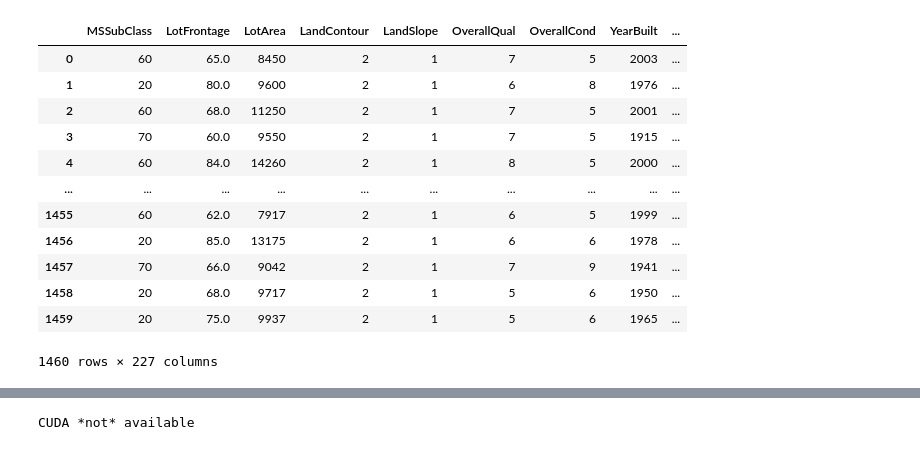
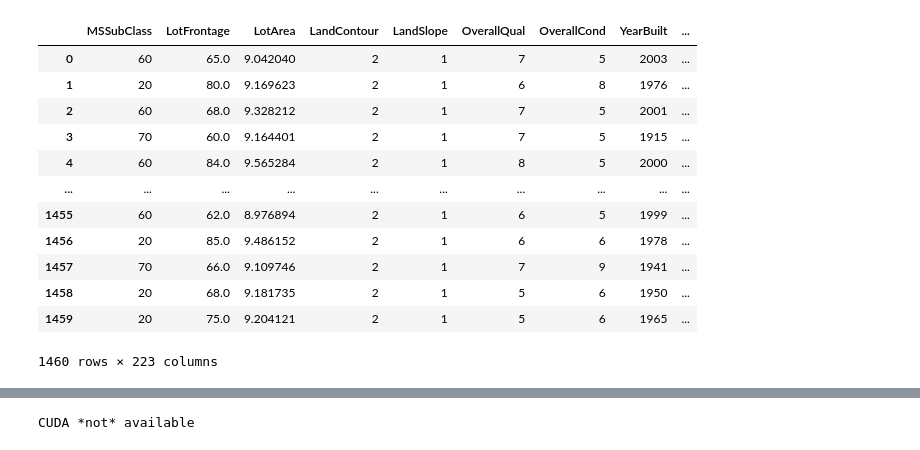
Before and after one commit to dana-fatemeh/Final-ML-Project, a Jupyter notebook: final-prj.ipynb, the cells around one changed output, grey strips where cells are left out. Cells and saved outputs as stored; diff of their text form; code cells hidden in the pictures.

```diff
--- a/final-prj.ipynb
+++ b/final-prj.ipynb
@@ -28,21 +38,6 @@ data = data.drop(columns=['Alley'])
 
 data['LotFrontage'] = data['LotFrontage'].fillna(0)
 data['MasVnrArea'] = data['MasVnrArea'].fillna(0)
-
-# MasVnrType: Masonry veneer type
-# BsmtQual: Evaluates the height of the basement
-# BsmtCond: Evaluates the general condition of the basement
-# BsmtExposure: Refers to walkout or garden level walls
-# BsmtFinType1: Rating of basement finished area
-# BsmtFinType2: Rating of basement finished area (if multiple types)
-# FireplaceQu: Fireplace quality
-# GarageType: Garage location
-# GarageFinish: Interior finish of the garage
-# GarageQual: Garage quality
-# GarageCond: Garage condition
-# PoolQC: Pool quality
-# Fence: Fence quality
-# MiscFeature: Miscellaneous feature not covered in other categories
 
 none_cols = ['MasVnrType','BsmtQual','BsmtCond','BsmtExposure','BsmtFinType1','BsmtFinType2',
              'FireplaceQu','GarageType','GarageFinish','GarageQual','GarageCond','PoolQC','Fence','MiscFeature']
@@ -54,7 +49,7 @@ data['GarageYrBlt'] = data['GarageYrBlt'].fillna(0)
 data['GarageYrBlt'] = data['GarageYrBlt'].fillna(0)
 data['Electrical'] = data['Electrical'].fillna(0)
 
-qual_rate = {'Ex':5, 'Gd':4, 'TA':3, 'Fa':2, 'Po':1, 'None':0} # Maybe change None to -1
+qual_rate = {'Ex':5, 'Gd':4, 'TA':3, 'Fa':2, 'Po':1, 'None':-1} # Maybe change None to -1
 ord_cols = ['ExterQual','ExterCond','BsmtQual','BsmtCond','HeatingQC','KitchenQual','FireplaceQu','GarageQual','GarageCond','PoolQC']
 for col in ord_cols:
     data[col+'_ord'] = data[col].map(qual_rate)
@@ -63,48 +58,75 @@ for col in ord_cols:
 data['LandContour'] = data['LandContour'].map({'Lvl':2, 'Bnk':3, 'HLS':4, 'Low':1}) # Maybe Change
 data['LandSlope'] = data['LandSlope'].map({'Gtl':1, 'Mod':2, 'Sev':5})
 data['BsmtExposure'] = data['BsmtExposure'].map({'Gd':10, 'Av':6, 'Mn':3, 'No':1, 'None':0})
 data['BsmtFinType1'] = data['BsmtFinType1'].map({'GLQ':10, 'ALQ':7, 'BLQ':3, 'Rec':5, 'LwQ':2, 'Unf':1, 'None':0})
 data['BsmtFinType2'] = data['BsmtFinType2'].map({'GLQ':10, 'ALQ':7, 'BLQ':3, 'Rec':5, 'LwQ':2, 'Unf':1, 'None':0})
 data['CentralAir'] = data['CentralAir'].map({'Y':1, 'N':0})
 data['Electrical'] = data['Electrical'].map({'SBrkr':10, 'FuseA':7, 'FuseF':3, 'FuseP':1, 'Mix':5})
 data['Functional'] = data['Functional'].map({'Typ':10, 'Min1':9, 'Min2':8, 'Mod':5, 'Maj1':3, 'Maj2':2, 'Sev':1, 'Sal':0})
 data['GarageFinish'] = data['GarageFinish'].map({'Fin':5, 'RFn':2, 'Unf':1, 'None':0})
 data['Fence'] = data['Fence'].map({'GdPrv':5, 'MnPrv':3, 'GdWo':2, 'MnWw':1, 'None':0})
 
 data = data.drop(columns=['Utilities']) # Maybe Ordinal
 
 
 categorical_cols = ['MSZoning','Street','LotShape','LotConfig','Neighborhood',
                 'Condition1','Condition2','BldgType','HouseStyle','RoofStyle','RoofMatl','Exterior1st','Exterior2nd','MasVnrType',
-                'Foundation','Heating','CentralAir','GarageType','PavedDrive','MiscFeature',
+                'Foundation','Heating','GarageType','PavedDrive','MiscFeature',
                 'SaleType','SaleCondition']
 
-data = pd.get_dummies(data, columns=[col for col in categorical_cols], dtype=int)
+data = pd.get_dummies(data, columns=[col for col in categorical_cols], dtype=int, drop_first=True)
 
-
+# More feature engineering
 data['TotalBathrooms'] = data['FullBath'] + 0.5*data['HalfBath'] + data['BsmtFullBath'] + 0.5*data['BsmtHalfBath']
 data['Age'] = 2009 - data['YearBuilt']
 data['RemodAge'] = 2009 - data['YearRemodAdd']
 data['IsRemodeled'] = (data['YearBuilt'] != data['YearRemodAdd']).astype(int)
 data['GoodTotalSF'] = data['TotalBsmtSF'] + data['1stFlrSF'] + data['WoodDeckSF'] + data['OpenPorchSF'] + data['2ndFlrSF'] - data['LowQualFinSF']
 data['TotalSF'] = data['TotalBsmtSF'] + data['1stFlrSF'] + data['2ndFlrSF'] + data['WoodDeckSF'] + data['OpenPorchSF']
+data['TotalPorchSF'] = data['OpenPorchSF'] + data['EnclosedPorch'] + data['3SsnPorch'] + data['ScreenPorch']
+data['TotalRooms'] = data['TotRmsAbvGrd'] + data['BsmtFullBath'] + data['BsmtHalfBath']
+data['HouseAgeAtSale'] = data['YrSold'] - data['YearBuilt']
+data['IsNew'] = (data['YrSold'] == data['YearBuilt']).astype(int)
+data['TotalArea'] = data['GrLivArea'] + data['TotalBsmtSF'] + data['GarageArea'] + data['WoodDeckSF'] + data['OpenPorchSF']
 
+# quality x size are some of the strongest predictors of SalePrice
+data['Qual_x_SF'] = data['OverallQual'] * data['GrLivArea']
+data['Qual_x_Age'] = data['OverallQual'] * data['Age']
+data['Cond_x_SF'] = data['OverallCond'] * data['GrLivArea']
+data['OverallScore'] = data['OverallQual'] + data['OverallCond']
+data['Qual_x_TotalSF'] = data['OverallQual'] * data['TotalSF']
+
+# Ratio features
+data['SF_per_Room'] = data['GrLivArea'] / (data['TotRmsAbvGrd'] + 1)
+data['Garage_per_Car'] = data['GarageArea'] / (data['GarageCars'] + 1)
+data['Bsmt_Ratio'] = data['TotalBsmtSF'] / (data['TotalSF'] + 1)
+
+# Has premium amenities?
+data['HasPool'] = (data['PoolArea'] > 0).astype(int)
+data['HasFireplace'] = (data['Fireplaces'] > 0).astype(int)
+data['HasGarage'] = (data['GarageArea'] > 0).astype(int)
+data['Has2ndFloor'] = (data['2ndFlrSF'] > 0).astype(int)
+data['HasMasVnr'] = (data['MasVnrArea'] > 0).astype(int)
+
+# Log-transform heavily skewed area features to reduce outlier impact
+for col in ['LotArea', 'GrLivArea', 'TotalBsmtSF', '1stFlrSF', 'GoodTotalSF', 'TotalSF', 'TotalArea']:
+    data[col] = np.log1p(data[col])
 
 data
 # %% [output]
 |  | MSSubClass | LotFrontage | LotArea | LandContour | LandSlope | OverallQual | OverallCond | YearBuilt | ... |
-| 0 | 60 | 65.0 | 8450 | 2 | 1 | 7 | 5 | 2003 | ... |
-| 1 | 20 | 80.0 | 9600 | 2 | 1 | 6 | 8 | 1976 | ... |
-| 2 | 60 | 68.0 | 11250 | 2 | 1 | 7 | 5 | 2001 | ... |
-| 3 | 70 | 60.0 | 9550 | 2 | 1 | 7 | 5 | 1915 | ... |
-| 4 | 60 | 84.0 | 14260 | 2 | 1 | 8 | 5 | 2000 | ... |
+| 0 | 60 | 65.0 | 9.042040 | 2 | 1 | 7 | 5 | 2003 | ... |
+| 1 | 20 | 80.0 | 9.169623 | 2 | 1 | 6 | 8 | 1976 | ... |
+| 2 | 60 | 68.0 | 9.328212 | 2 | 1 | 7 | 5 | 2001 | ... |
+| 3 | 70 | 60.0 | 9.164401 | 2 | 1 | 7 | 5 | 1915 | ... |
+| 4 | 60 | 84.0 | 9.565284 | 2 | 1 | 8 | 5 | 2000 | ... |
 | ... | ... | ... | ... | ... | ... | ... | ... | ... | ... |
-| 1455 | 60 | 62.0 | 7917 | 2 | 1 | 6 | 5 | 1999 | ... |
-| 1456 | 20 | 85.0 | 13175 | 2 | 1 | 6 | 6 | 1978 | ... |
-| 1457 | 70 | 66.0 | 9042 | 2 | 1 | 7 | 9 | 1941 | ... |
-| 1458 | 20 | 68.0 | 9717 | 2 | 1 | 5 | 6 | 1950 | ... |
-| 1459 | 20 | 75.0 | 9937 | 2 | 1 | 5 | 6 | 1965 | ... |
+| 1455 | 60 | 62.0 | 8.976894 | 2 | 1 | 6 | 5 | 1999 | ... |
+| 1456 | 20 | 85.0 | 9.486152 | 2 | 1 | 6 | 6 | 1978 | ... |
+| 1457 | 70 | 66.0 | 9.109746 | 2 | 1 | 7 | 9 | 1941 | ... |
+| 1458 | 20 | 68.0 | 9.181735 | 2 | 1 | 5 | 6 | 1950 | ... |
+| 1459 | 20 | 75.0 | 9.204121 | 2 | 1 | 5 | 6 | 1965 | ... |
-1460 rows × 227 columns
+1460 rows × 223 columns
 # %%
 # Visualization: Histograms for continuous/engineered features
 import matplotlib.pyplot as plt
```
Also changed, not shown: parts of 25 cells of this notebook.
